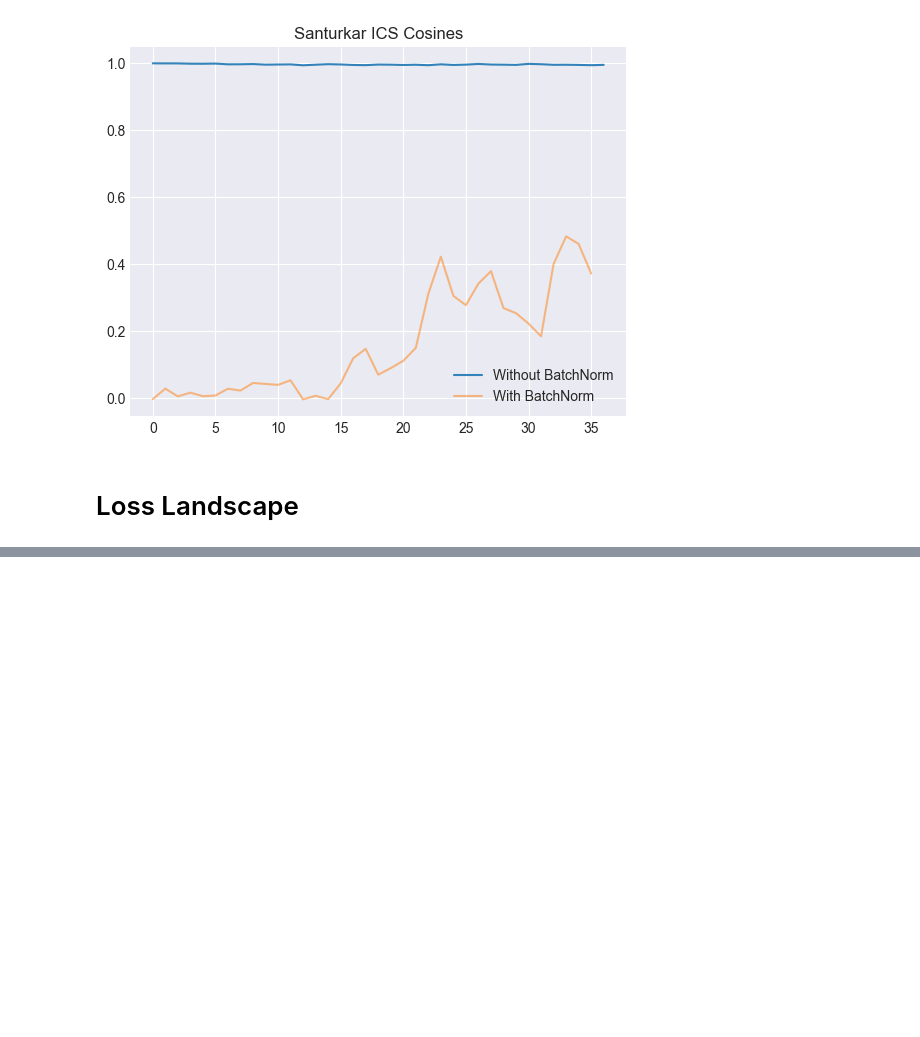
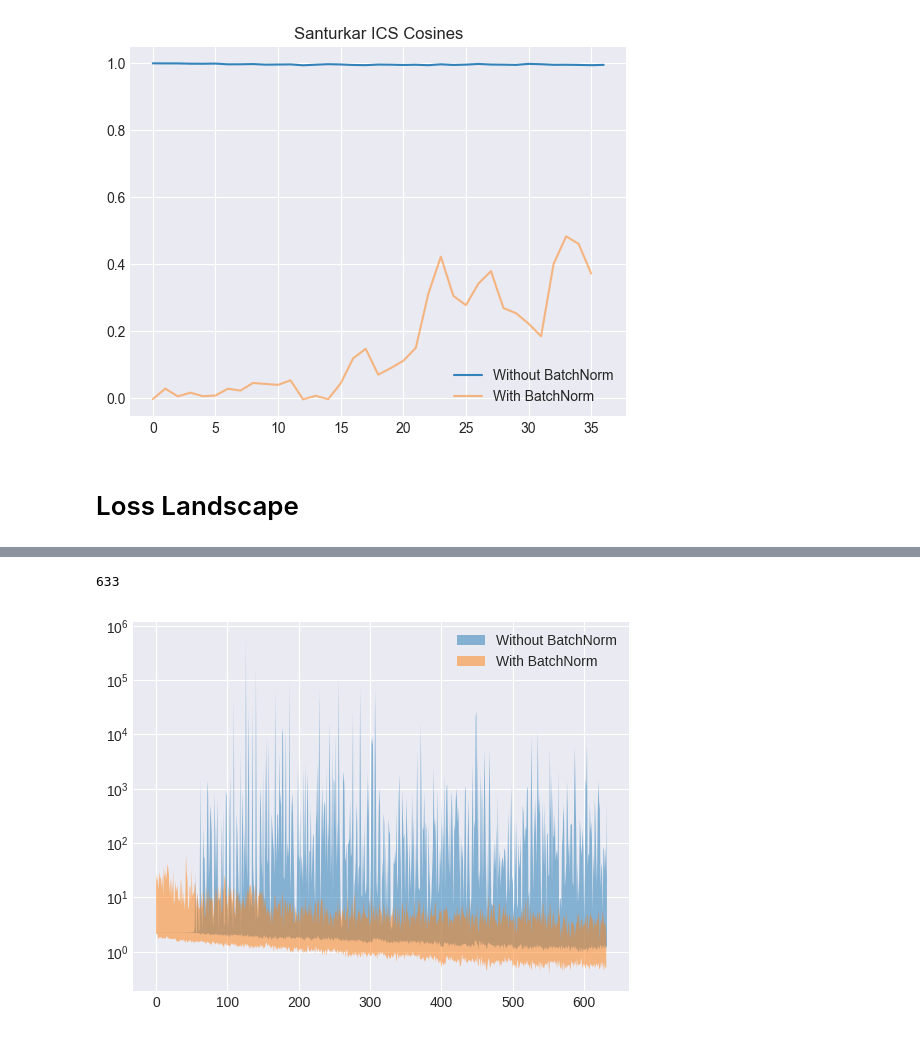
Before and after one commit to novastar53/novastar53.github.io, a Jupyter notebook: site/how-batchnorm-works-part-2.ipynb, the cells around one changed output, grey strips where cells are left out. Drawn from its saved outputs; the diff is of its cells as text; code cells hidden in the pictures; blank space fills up the shorter version.

```diff
--- a/site/how-batchnorm-works-part-2.ipynb
+++ b/site/how-batchnorm-works-part-2.ipynb
@@ -533,0 +542,20 @@ Error:
+# %%
+print(len(baseline_loss_landscape_ranges))
+baseline_min_vals = [ s[0] for s in baseline_loss_landscape_ranges ]
+baseline_max_vals = [ s[1] for s in baseline_loss_landscape_ranges ]
+baseline_x_vals = list(range(len(baseline_min_vals)))
+
+plt.fill_between(baseline_x_vals, baseline_min_vals, baseline_max_vals, alpha=0.5, label="Without BatchNorm")
+
+candidate_min_vals = [ s[0] for s in candidate_loss_landscape_ranges ]
+candidate_max_vals = [ s[1] for s in candidate_loss_landscape_ranges ]
+candidate_x_vals = list(range(len(candidate_min_vals)))
+
+plt.fill_between(candidate_x_vals, candidate_min_vals, candidate_max_vals, alpha=0.5, label="With BatchNorm")
+
+plt.yscale("log")
+plt.legend()
+plt.show()
+# %% [output]
+633
+[figure, added]
```
Also changed, not shown: parts of 8 cells of this notebook.
